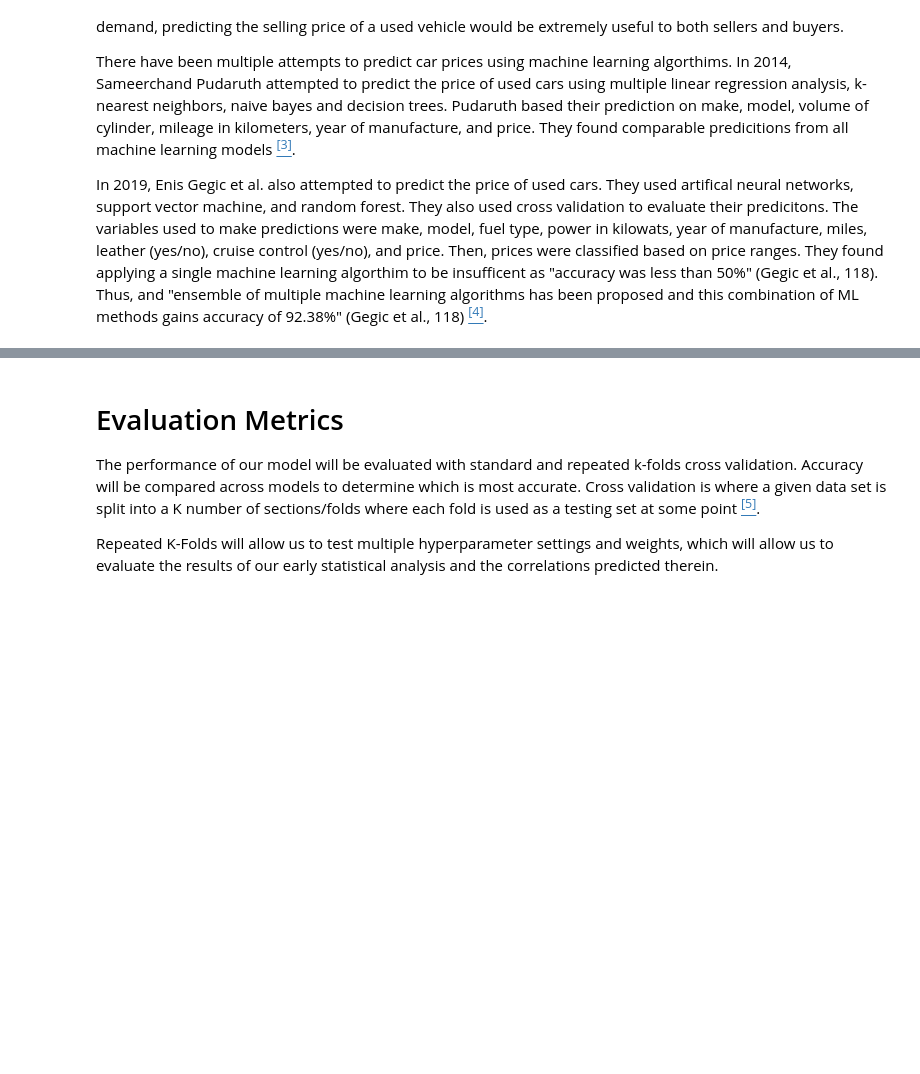
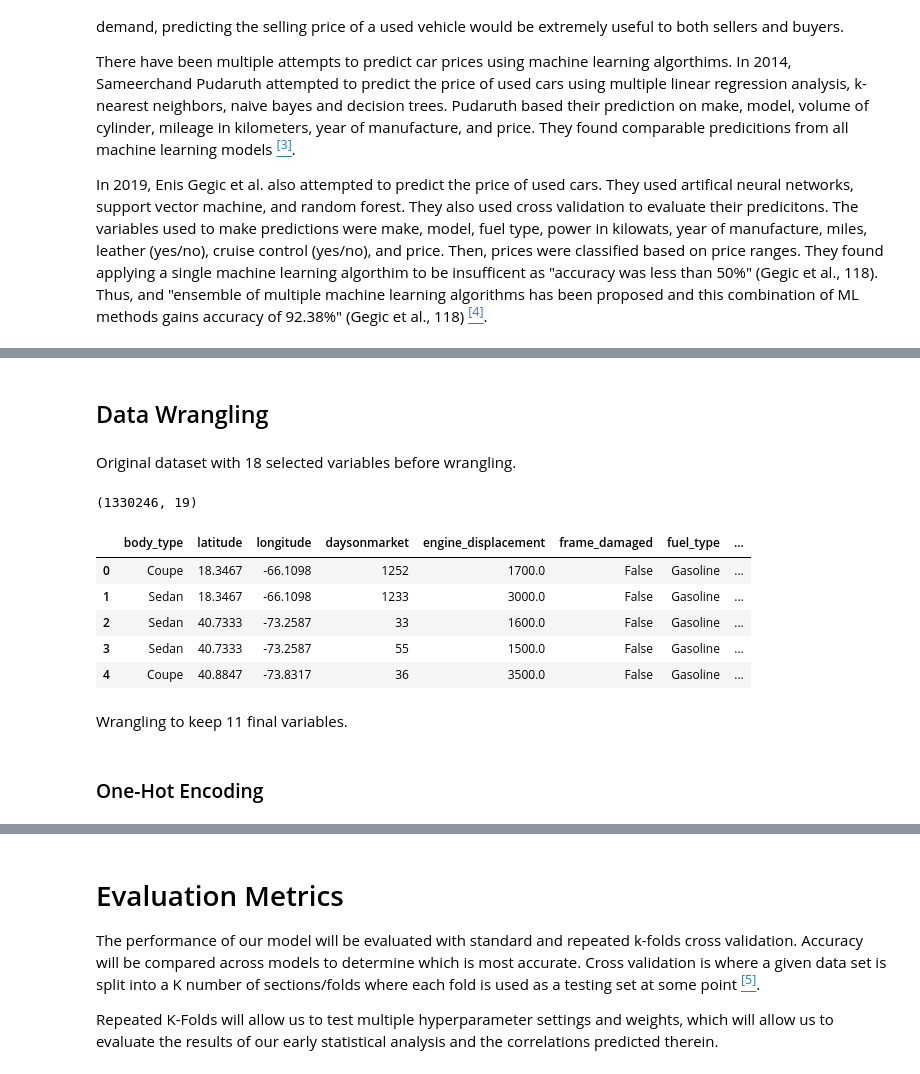
Before and after one commit to COGS118A/Group056-Sp22, a Jupyter notebook: FinalProject_group056.ipynb, the cells around one changed output, grey strips where cells are left out. Saved outputs shown, nothing was run; the diff lists cells and outputs as text; code cells hidden in the pictures; blank space fills up the shorter version.

```diff
--- a/FinalProject_group056.ipynb
+++ b/FinalProject_group056.ipynb
@@ -68,3 +86,28 @@ We have one-hot encoded:
 
 We have categorized:
 - price
+# %% [markdown]
+## Data Wrangling
+# %% [markdown]
+Original dataset with 18 selected variables before wrangling.
+# %%
+import numpy as np
+import pandas as pd
+import matplotlib.pyplot as plt
+
+df = pd.concat([pd.read_csv("./datasets/d1.csv"),
+pd.read_csv("./datasets/d2.csv"),
+pd.read_csv("./datasets/d3.csv"),
+pd.read_csv("./datasets/d4.csv")])
+print(df.shape)
+df.head()
+# %% [output]
+(1330246, 19)
+|  | body_type | latitude | longitude | daysonmarket | engine_displacement | frame_damaged | fuel_type | ... |
+| 0 | Coupe | 18.3467 | -66.1098 | 1252 | 1700.0 | False | Gasoline | ... |
+| 1 | Sedan | 18.3467 | -66.1098 | 1233 | 3000.0 | False | Gasoline | ... |
+| 2 | Sedan | 40.7333 | -73.2587 | 33 | 1600.0 | False | Gasoline | ... |
+| 3 | Sedan | 40.7333 | -73.2587 | 55 | 1500.0 | False | Gasoline | ... |
+| 4 | Coupe | 40.8847 | -73.8317 | 36 | 3500.0 | False | Gasoline | ... |
+# %% [markdown]
+Wrangling to keep 11 final variables.
@@ -70,0 +121,2 @@ We have categorized:
+# %% [markdown]
+### One-Hot Encoding
```
Also changed, not shown: parts of 43 cells of this notebook.
